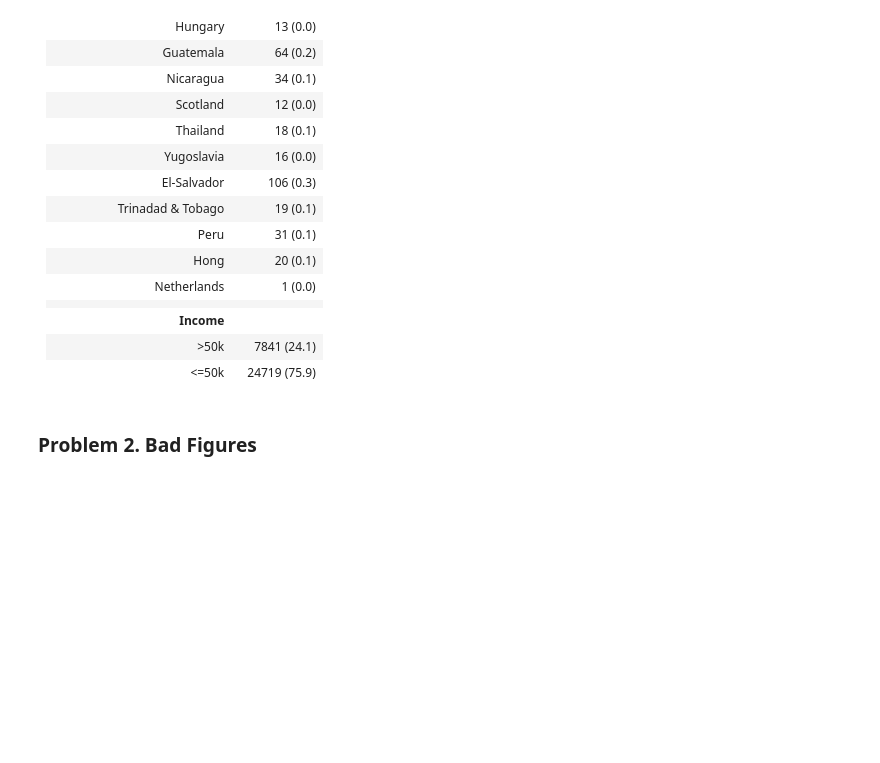
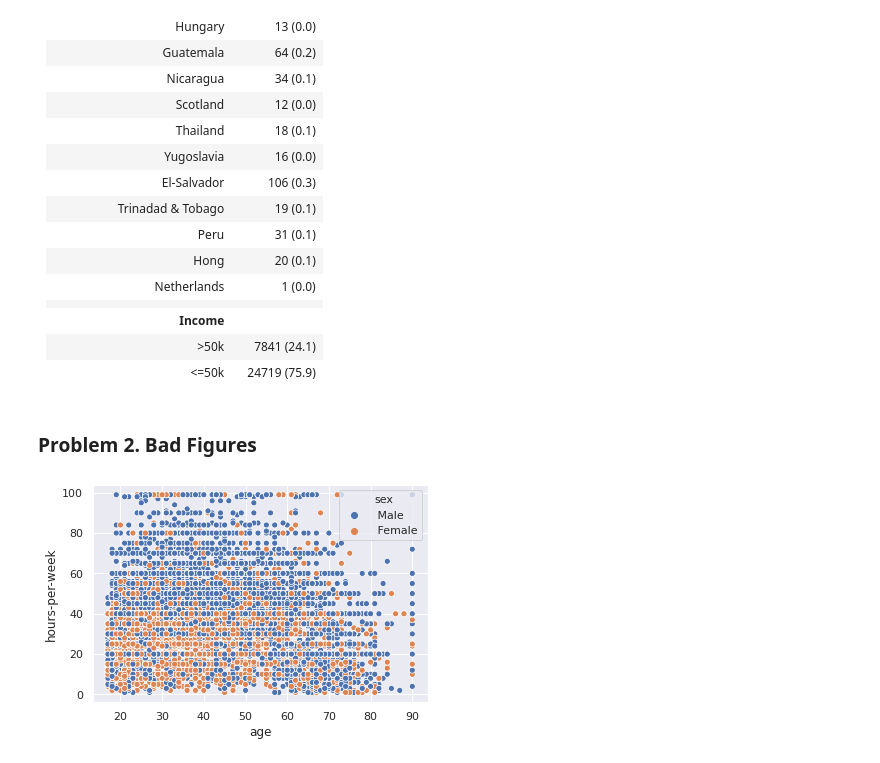
Before and after one commit to erikasan/STK-IN4300, a Jupyter notebook: assignment_1/Assignment 1.ipynb, the cells around one changed output. Drawn from its saved outputs; the diff is of its cells as text; code cells hidden in the pictures; blank space fills up the shorter version.

```diff
--- a/assignment_1/Assignment 1.ipynb
+++ b/assignment_1/Assignment 1.ipynb
@@ -174,6 +171,8 @@ df.columns = features + [output]
 # %% [markdown]
 ### Problem 2. Bad Figures
 # %%
-#sns.set()
-#sns.scatterplot(data=df, x='age', y='hours-per-week', hue='sex')
-#plt.show()
+sns.set()
+sns.scatterplot(data=df, x='age', y='hours-per-week', hue='sex')
+plt.show()
+# %% [output]
+[figure, added]
```
Also changed, not shown: parts of 5 cells of this notebook, 1 other file.
